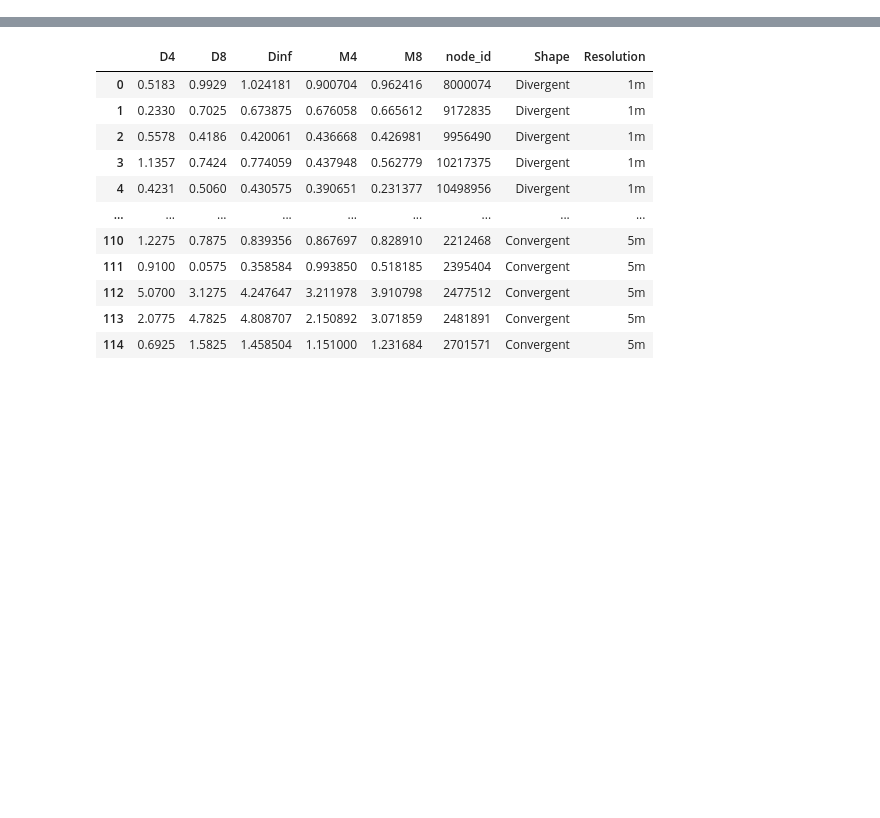
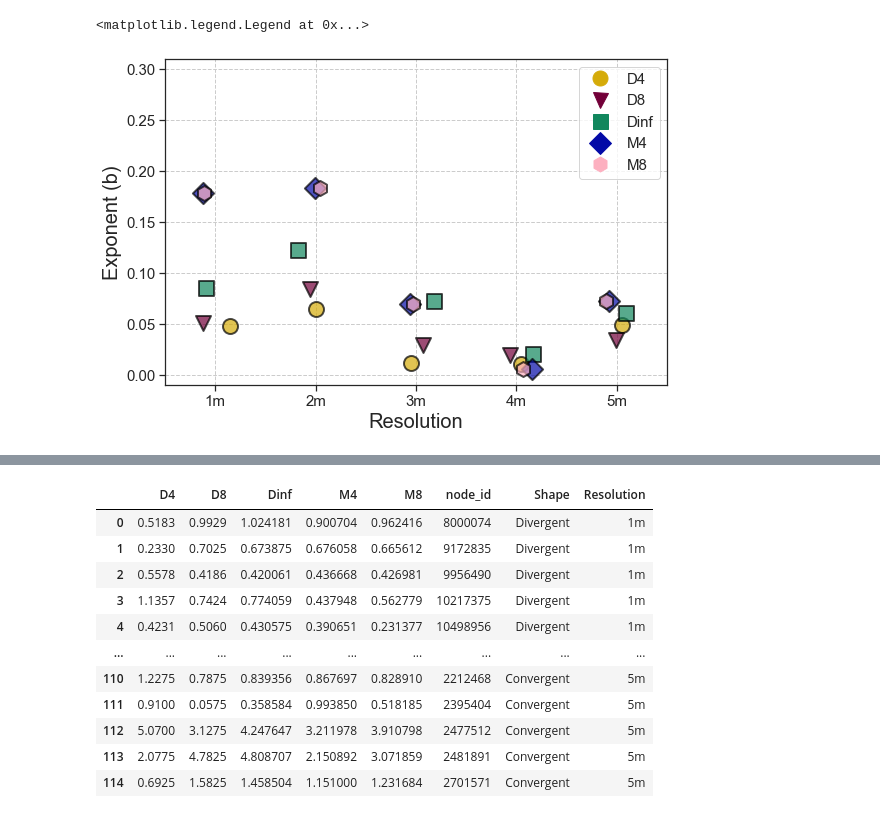
Before and after one commit to Simon-JW/slope_area_relations, a Jupyter notebook: gh_visuals.ipynb, the cells around one changed output, grey strips where cells are left out. Cells and saved outputs as stored; diff of their text form; code cells hidden in the pictures; blank space fills up the shorter version.

```diff
--- a/gh_visuals.ipynb
+++ b/gh_visuals.ipynb
@@ -203,0 +259,6 @@ os.chdir(location)
+# %%
+div_data = pd.concat([div_1m_df,div_2m_df,div_3m_df,div_4m_df,div_5m_df])
+conv_data = pd.concat([conv_1m_df,conv_2m_df,conv_3m_df,conv_4m_df,conv_5m_df])
+# %%
+div_data.rename(columns = {0:'Method', 1:'b'}, inplace = True)
+conv_data.rename(columns = {0:'Method', 1:'b'}, inplace = True)
@@ -203,0 +267,73 @@ os.chdir(location)
+# %%
+sns.set(style = 'ticks')
+fig, ax = plt.subplots(figsize = (9, 6))
+jitter = 0.2
+data = div_data
+ylim_min = -0.01
+ylim_max = 0.31
+#plt.clf()
+D4p = data[(data['Method']=='D4')]
+colors = ['burnt yellow']
+m = sns.stripplot('Resolution','b',hue='Method',
+                  marker='o',data=D4p, jitter=jitter,
+                  palette=sns.xkcd_palette(colors),
+                  split=True,linewidth=2,edgecolor="black", size = 15, alpha = 0.7)
+m.set(ylim = (ylim_min, ylim_max))
+D8p = data[(data['Method']=='D8')]
+colors = ['merlot']
+n = sns.stripplot('Resolution','b',hue='Method',
+                  marker='v',data=D8p, jitter=jitter,
+                  palette=sns.xkcd_palette(colors),
+                  split=True,linewidth=2,edgecolor="black", size = 15, alpha = 0.7)
+
+Dinfp = data[(data['Method']=='Dinf')]
+colors = ['dark sea green']
+o = sns.stripplot('Resolution','b',hue='Method',
+                  marker='s',data=Dinfp, jitter=jitter,
+                  palette=sns.xkcd_palette(colors),
+                  split=True,linewidth=2,edgecolor="black", size = 15, alpha = 0.7)
+
+M4p = data[(data['Method']=='M4')]
+colors = ['cobalt blue']
+p = sns.stripplot('Resolution','b',hue='Method',
+                  marker='D',data=M4p, jitter=jitter,
+                  palette=sns.xkcd_palette(colors),
+                  split=True,linewidth=2,edgecolor="black", size = 15, alpha = 0.7)
+
+M8p = data[(data['Method']=='M8')]
+colors = ['soft pink']
+p = sns.stripplot('Resolution','b',hue='Method',
+                  marker='h',data=M4p, jitter=jitter,
+                  palette=sns.xkcd_palette(colors),
+                  split=True,linewidth=2,edgecolor="black", size = 15, alpha = 0.7)
+
+plt.grid(linestyle='--')
+#plt.legend(bbox_to_anchor=(1.05, 1), loc=2, borderaxespad=0.)
+ax.set(ylim = (ylim_min, ylim_max))
+ax.set_xlabel('Resolution', fontsize = 15)
+ax.set_ylabel('b', fontsize = 15)
+plt.setp(ax.get_legend().get_texts(), fontsize='15') # for legend text
+plt.setp(ax.get_legend().get_title(), fontsize='22') # for legend title
+
+D4l = Line2D([], [], color='xkcd:burnt yellow', marker='o', linestyle='None',
+                          markersize=15, label='D4')
+D8l = Line2D([], [], color='xkcd:merlot', marker='v', linestyle='None',
+                          markersize=15, label='D8')
+Dinfl = Line2D([], [], color='xkcd:dark sea green', marker='s', linestyle='None',
+                          markersize=15, label='Dinf')
+M4l = Line2D([], [], color='xkcd:cobalt blue', marker='D', linestyle='None',
+                          markersize=15, label='M4')
+M8l = Line2D([], [], color='xkcd:soft pink', marker='h', linestyle='None',
+                          markersize=15, label='M8')
+
+ax.tick_params(axis='both', which='major', labelsize=15)
+ax.set_xlabel('Resolution', fontsize = 20)
+ax.set_ylabel('Exponent (b)', fontsize = 20)
+
+
+plt.legend(bbox_to_anchor=(0, 1), loc=1, borderaxespad=0., title = 'Algorithm comparisons',fontsize='15')
+plt.setp(ax.get_legend().get_title(), fontsize='15') # for legend title
+plt.legend(handles=[D4l, D8l, Dinfl,M4l, M8l],fontsize=15)
+# %% [output]
+<matplotlib.legend.Legend at 0x...>
+[figure, added]
```
Also changed, not shown: parts of 15 cells of this notebook, 9 other files.
